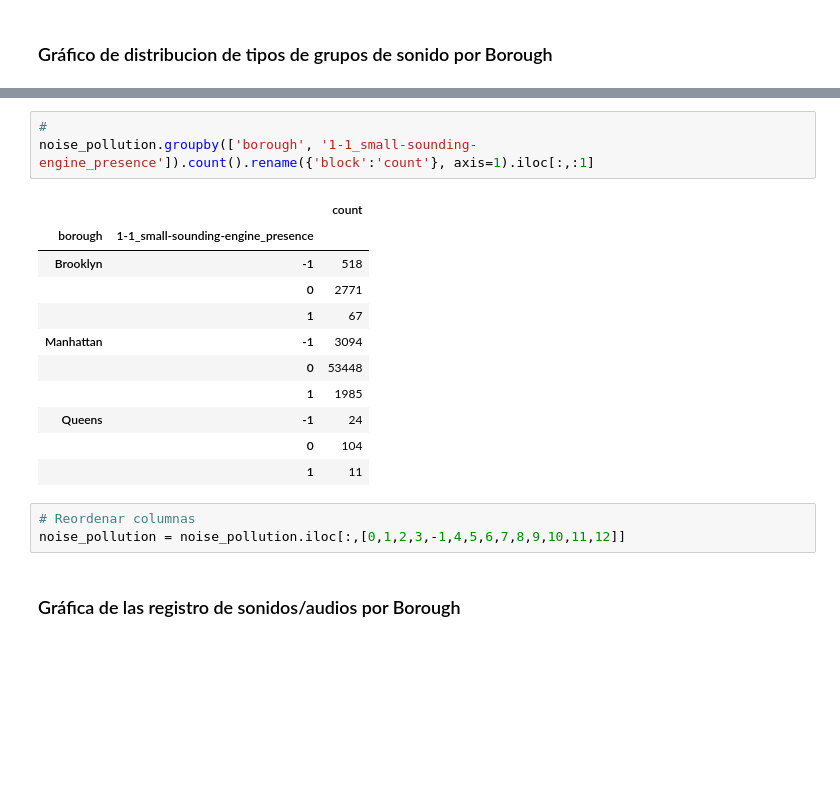
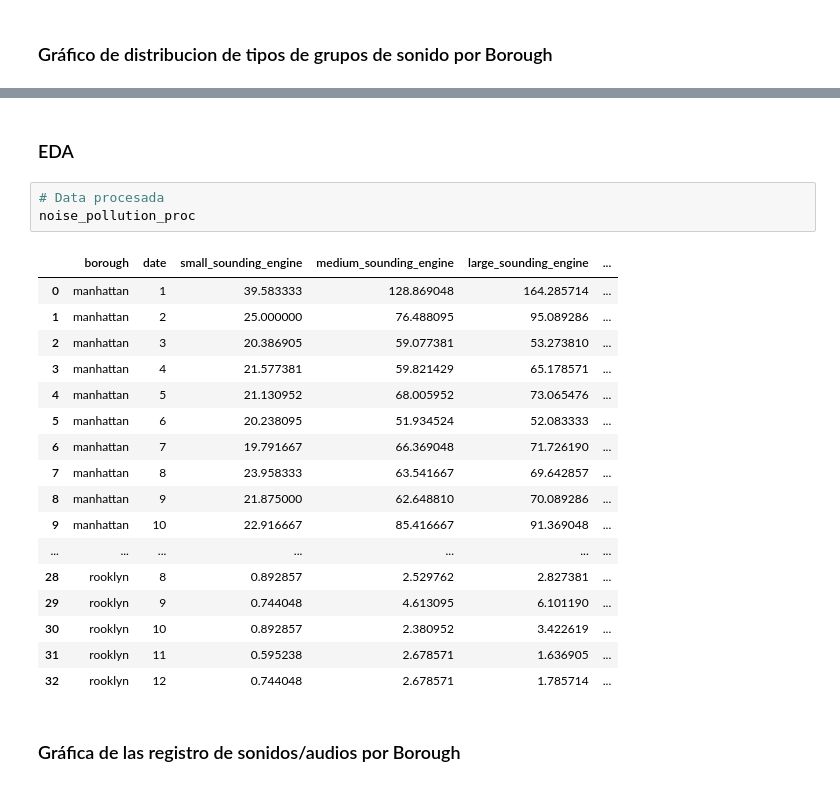
Before and after one commit to francomyburg/Proyecto_grupal_DS, a Jupyter notebook: roy/noise_pollution_ds1.ipynb, the cells around one changed output, grey strips where cells are left out. Cells and saved outputs as stored; diff of their text form; blank space fills up the shorter version.

```diff
--- a/roy/noise_pollution_ds1.ipynb
+++ b/roy/noise_pollution_ds1.ipynb
@@ -390,21 +289,26 @@ plot_sound_presence_distribution(noise_pollution)
-# %%
-#
-noise_pollution.groupby(['borough', '1-1_small-sounding-engine_presence']).count().rename({'block':'count'}, axis=1).iloc[:,:1]
-# %% [output]
-|  |  | count |
-| borough | 1-1_small-sounding-engine_presence |  |
-| Brooklyn | -1 | 518 |
-|  | 0 | 2771 |
-|  | 1 | 67 |
-| Manhattan | -1 | 3094 |
-|  | 0 | 53448 |
-|  | 1 | 1985 |
-| Queens | -1 | 24 |
-|  | 0 | 104 |
-|  | 1 | 11 |
-# %%
-# Reordenar columnas
-noise_pollution = noise_pollution.iloc[:,[0,1,2,3,-1,4,5,6,7,8,9,10,11,12]]
+# %% [markdown]
+### EDA
+# %%
+# Data procesada
+noise_pollution_proc
+# %% [output]
+|  | borough | date | small_sounding_engine | medium_sounding_engine | large_sounding_engine | ... |
+| 0 | manhattan | 1 | 39.583333 | 128.869048 | 164.285714 | ... |
+| 1 | manhattan | 2 | 25.000000 | 76.488095 | 95.089286 | ... |
+| 2 | manhattan | 3 | 20.386905 | 59.077381 | 53.273810 | ... |
+| 3 | manhattan | 4 | 21.577381 | 59.821429 | 65.178571 | ... |
+| 4 | manhattan | 5 | 21.130952 | 68.005952 | 73.065476 | ... |
+| 5 | manhattan | 6 | 20.238095 | 51.934524 | 52.083333 | ... |
+| 6 | manhattan | 7 | 19.791667 | 66.369048 | 71.726190 | ... |
+| 7 | manhattan | 8 | 23.958333 | 63.541667 | 69.642857 | ... |
+| 8 | manhattan | 9 | 21.875000 | 62.648810 | 70.089286 | ... |
+| 9 | manhattan | 10 | 22.916667 | 85.416667 | 91.369048 | ... |
+| ... | ... | ... | ... | ... | ... | ... |
+| 28 | rooklyn | 8 | 0.892857 | 2.529762 | 2.827381 | ... |
+| 29 | rooklyn | 9 | 0.744048 | 4.613095 | 6.101190 | ... |
+| 30 | rooklyn | 10 | 0.892857 | 2.380952 | 3.422619 | ... |
+| 31 | rooklyn | 11 | 0.595238 | 2.678571 | 1.636905 | ... |
+| 32 | rooklyn | 12 | 0.744048 | 2.678571 | 1.785714 | ... |
 # %% [markdown]
 ### Gráfica de las registro de sonidos/audios por Borough
 # %%
```
Also changed, not shown: parts of 47 cells of this notebook.
